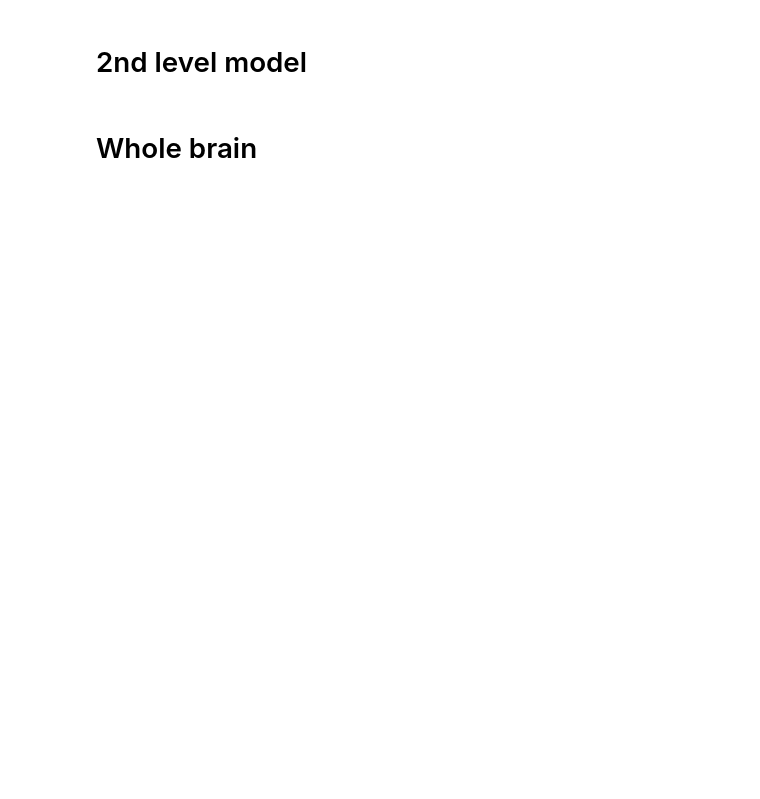
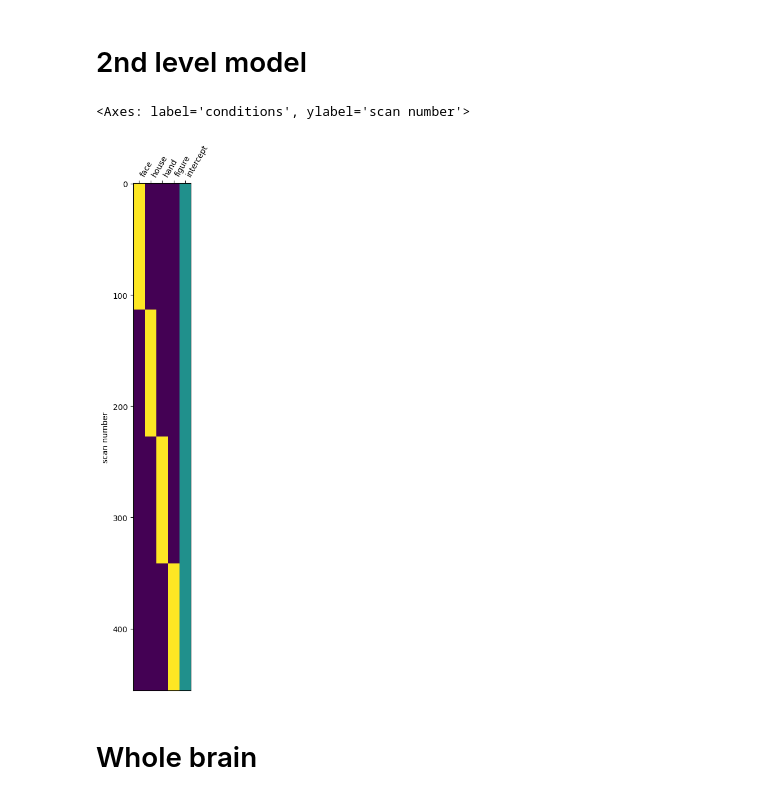
Before and after one commit to hugofluhr/learning-habits-analysis, a Jupyter notebook: results_notebooks/second_lvl_stim_type.ipynb, the cells around one changed output. Saved outputs shown, nothing was run; the diff lists cells and outputs as text; code cells hidden in the pictures; blank space fills up the shorter version.

```diff
--- a/results_notebooks/second_lvl_stim_type.ipynb
+++ b/results_notebooks/second_lvl_stim_type.ipynb
@@ -182,3 +172,8 @@ X['intercept'] = 1
+# %%
+plot_design_matrix(X)
+# %% [output]
+<Axes: label='conditions', ylabel='scan number'>
+[figure, added]
 # %%
 # Fit the second level model
 second_level = SecondLevelModel().fit(all_imgs, design_matrix=X)
```
Also changed, not shown: parts of 21 cells of this notebook, 1 other file.
